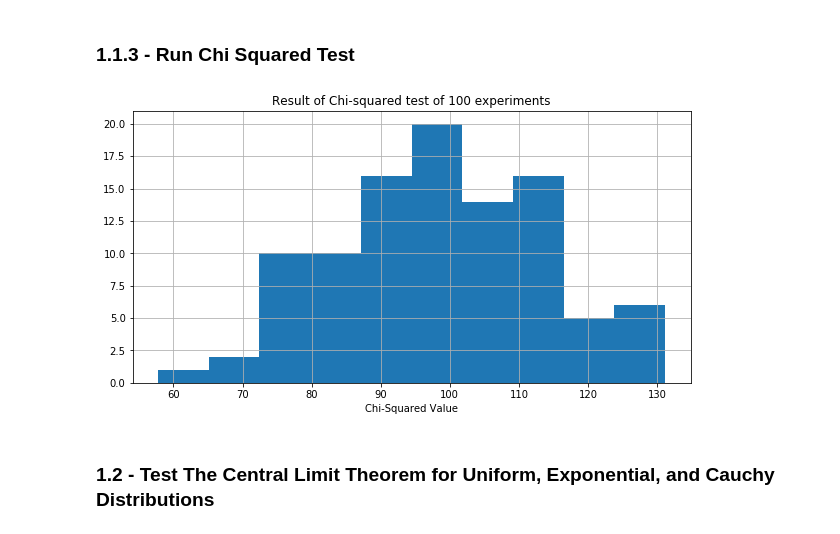
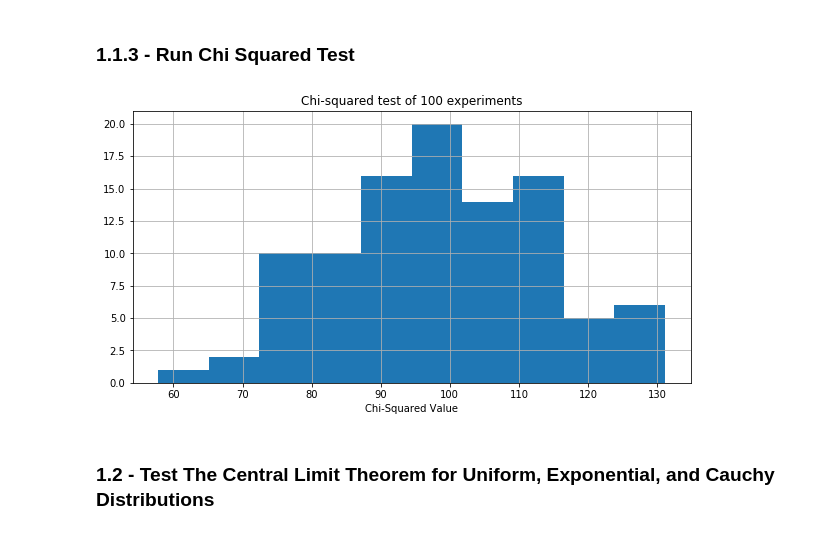
Before and after one commit to edoardodraetta/lsn_esercizi, a Jupyter notebook: esercizio_1/Esercizio_1.ipynb, the cells around one changed output. Saved outputs shown, nothing was run; the diff lists cells and outputs as text; code cells hidden in the pictures.

```diff
--- a/esercizio_1/Esercizio_1.ipynb
+++ b/esercizio_1/Esercizio_1.ipynb
@@ -60,19 +60,19 @@ plt.show()
 # %%
 # Chi Squared Test
 
-chi2 = np.loadtxt("./rng/data/stats_1.1.3.dat",usecols=(0), delimiter=' ', unpack='true')
+chi2 = np.loadtxt("./data/stats_1.1.3.dat",usecols=(0), delimiter=' ', unpack='true')
 
 # Plot the results
 plt.figure(figsize=(10, 5))
 plt.hist(chi2)
 # plt.ylabel("Chi-Squared Value - 100")
 plt.xlabel("Chi-Squared Value")
-plt.title('Result of Chi-squared test of 100 experiments')
+plt.title('Chi-squared test of 100 experiments')
 plt.grid(True)
 plt.savefig("./figures/1.1.3.png")
 plt.show()
 # %% [output]
-[figure, old version]
+[figure, new version]
 # %% [markdown]
 ### 1.2 - Test The Central Limit Theorem for Uniform, Exponential, and Cauchy Distributions
 # %%
```
Also changed, not shown: parts of 6 cells of this notebook, 2 other files.
